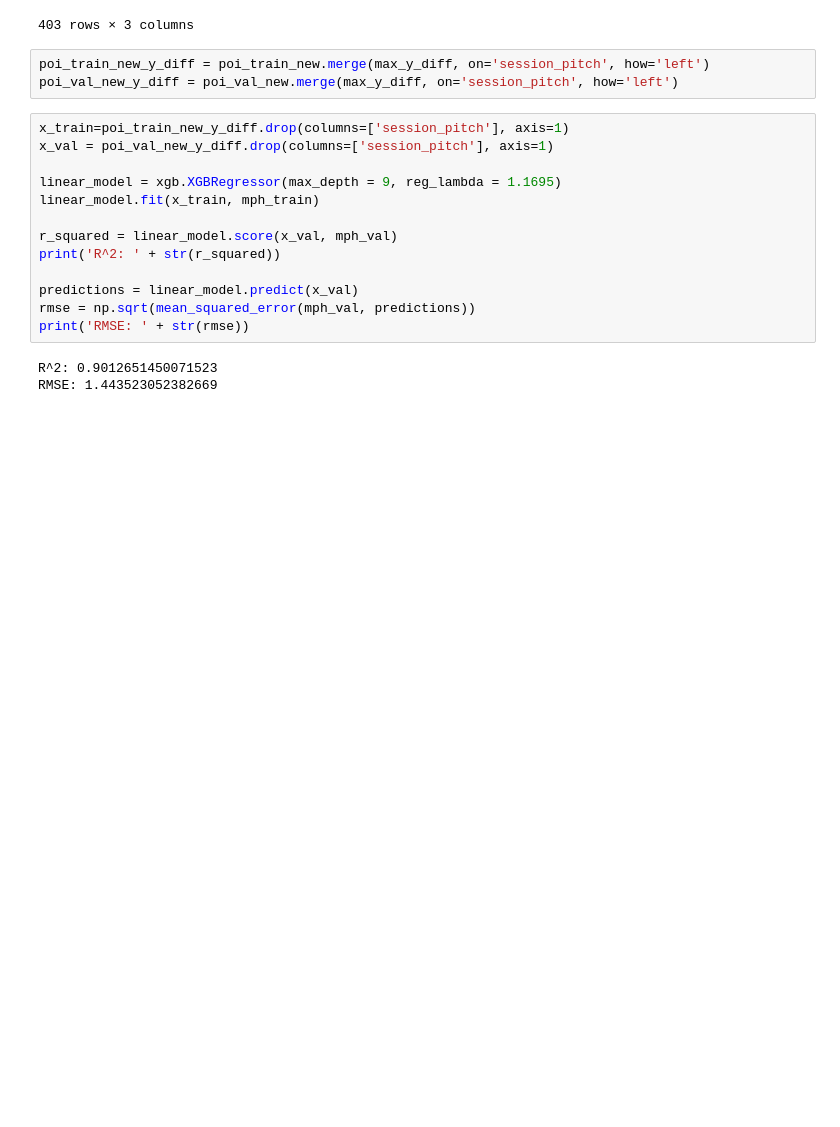
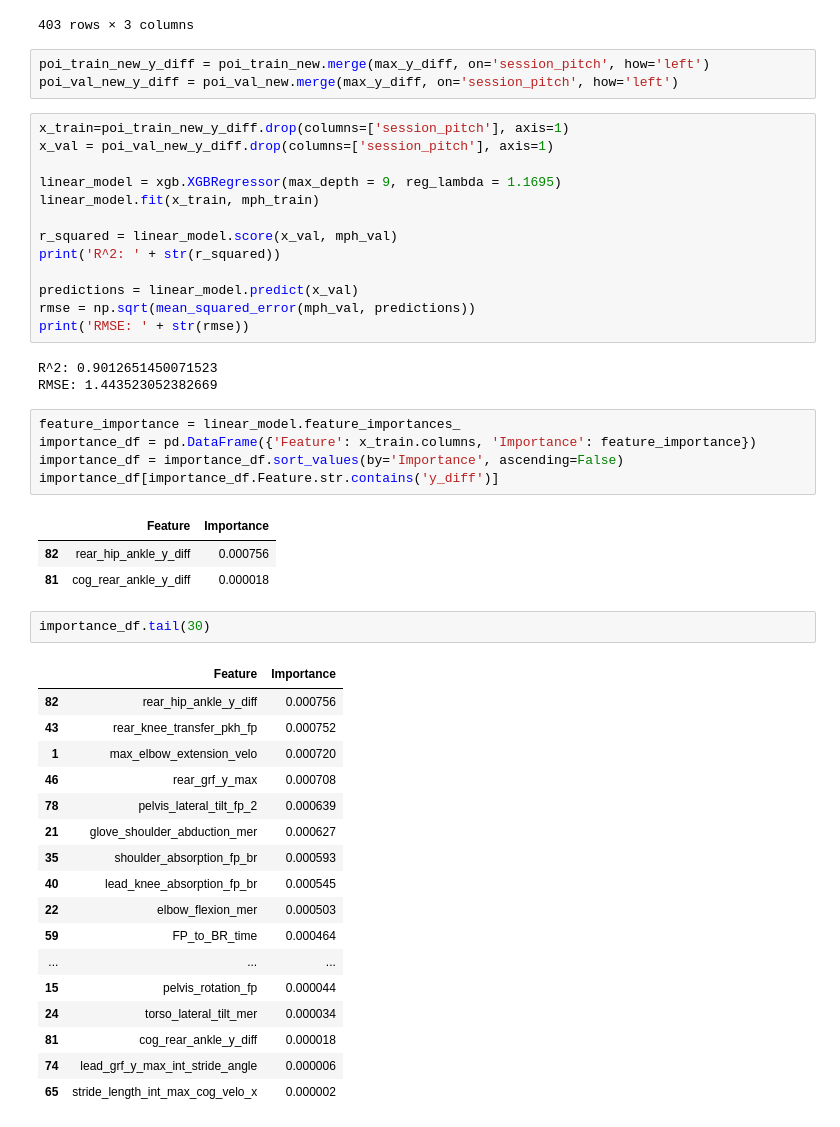
Before and after one commit to gabriel31levy34/OpenBiomechanics, a Jupyter notebook: EDA.ipynb, the cells around one changed output. Drawn from its saved outputs; the diff is of its cells as text; blank space fills up the shorter version.

```diff
--- a/EDA.ipynb
+++ b/EDA.ipynb
@@ -1969,3 +1969,32 @@ print('RMSE: ' + str(rmse))
 # %% [output]
 R^2: 0.9012651450071523
 RMSE: 1.443523052382669
+# %%
+feature_importance = linear_model.feature_importances_
+importance_df = pd.DataFrame({'Feature': x_train.columns, 'Importance': feature_importance})
+importance_df = importance_df.sort_values(by='Importance', ascending=False)
+importance_df[importance_df.Feature.str.contains('y_diff')]
+# %% [output]
+|  | Feature | Importance |
+| 82 | rear_hip_ankle_y_diff | 0.000756 |
+| 81 | cog_rear_ankle_y_diff | 0.000018 |
+# %%
+importance_df.tail(30)
+# %% [output]
+|  | Feature | Importance |
+| 82 | rear_hip_ankle_y_diff | 0.000756 |
+| 43 | rear_knee_transfer_pkh_fp | 0.000752 |
+| 1 | max_elbow_extension_velo | 0.000720 |
+| 46 | rear_grf_y_max | 0.000708 |
+| 78 | pelvis_lateral_tilt_fp_2 | 0.000639 |
+| 21 | glove_shoulder_abduction_mer | 0.000627 |
+| 35 | shoulder_absorption_fp_br | 0.000593 |
+| 40 | lead_knee_absorption_fp_br | 0.000545 |
+| 22 | elbow_flexion_mer | 0.000503 |
+| 59 | FP_to_BR_time | 0.000464 |
+| ... | ... | ... |
+| 15 | pelvis_rotation_fp | 0.000044 |
+| 24 | torso_lateral_tilt_mer | 0.000034 |
+| 81 | cog_rear_ankle_y_diff | 0.000018 |
+| 74 | lead_grf_y_max_int_stride_angle | 0.000006 |
+| 65 | stride_length_int_max_cog_velo_x | 0.000002 |
```
Also changed, not shown: parts of 2 cells of this notebook.
